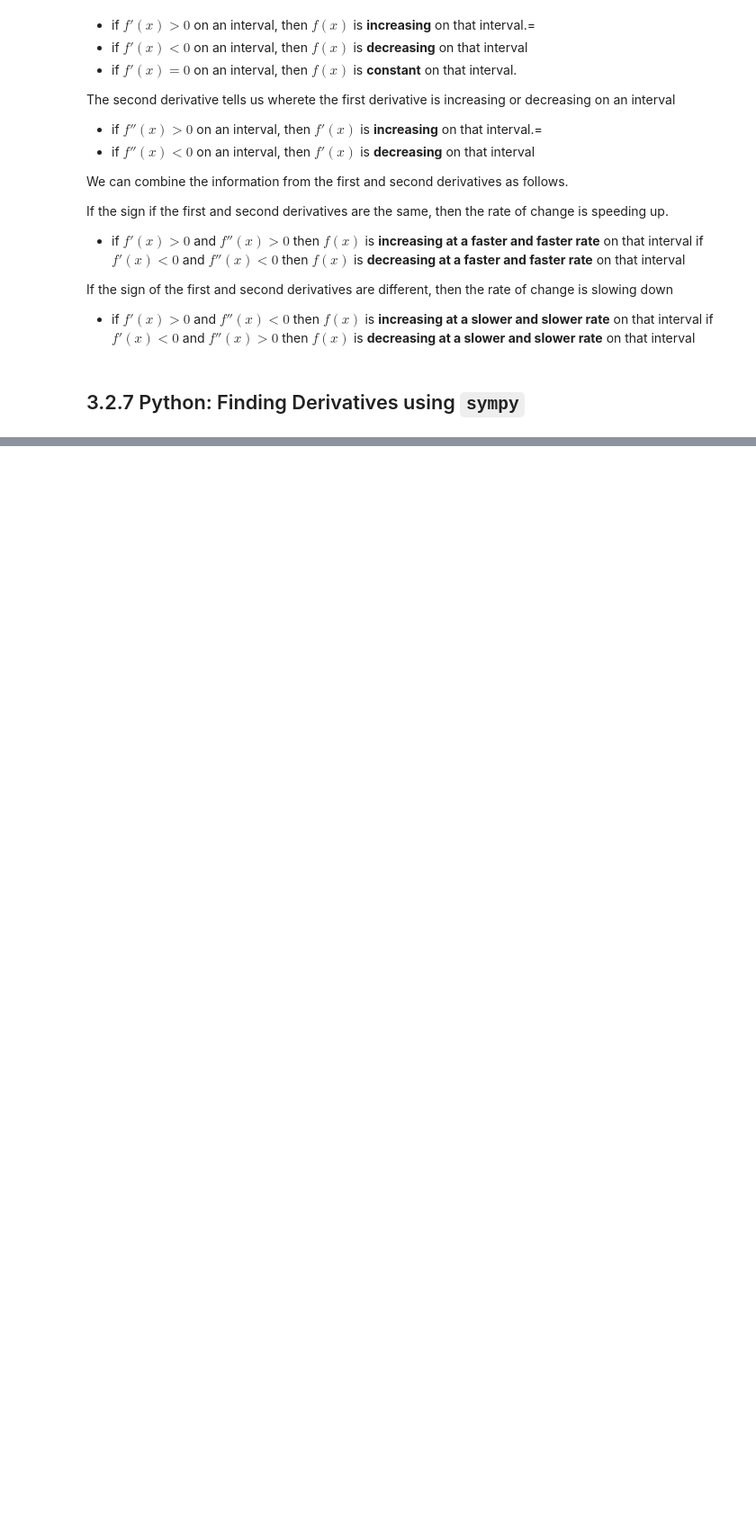
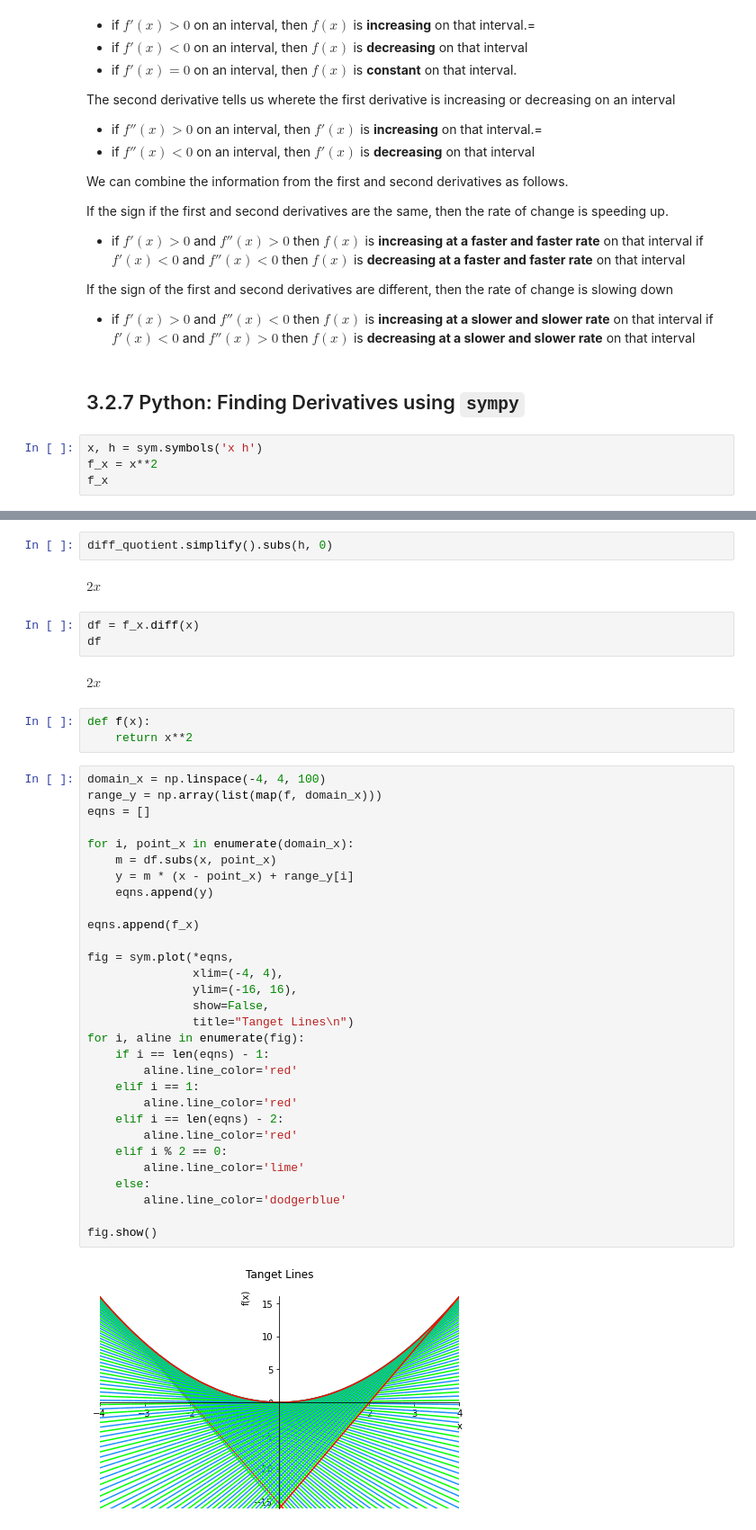
Before and after one commit to PaulToronto/Johns-Hopkins-Coursera-Applied-Calculus-With-Python, a Jupyter notebook: 3_2_The_Derivative.ipynb, the cells around one changed output, grey strips where cells are left out. Shown at 90% size. Cells and saved outputs as stored; diff of their text form; blank space fills up the shorter version.

```diff
--- a/3_2_The_Derivative.ipynb
+++ b/3_2_The_Derivative.ipynb
@@ -490,3 +492,7 @@ If the sign of the first and second derivatives are different, then the rate of
 if $f'(x) < 0$ and $f''(x) > 0$ then $f(x)$ is **decreasing at a slower and slower rate** on that interval
 # %% [markdown]
 ## 3.2.7 Python: Finding Derivatives using `sympy`
+# %%
+x, h = sym.symbols('x h')
+f_x = x**2
+f_x
@@ -492,0 +526,44 @@ if $f'(x) < 0$ and $f''(x) > 0$ then $f(x)$ is **decreasing at a slower and slow
+# %%
+diff_quotient.simplify().subs(h, 0)
+# %% [output]
+$\displaystyle 2 x$
+# %%
+df = f_x.diff(x)
+df
+# %% [output]
+$\displaystyle 2 x$
+# %%
+def f(x):
+    return x**2
+# %%
+domain_x = np.linspace(-4, 4, 100)
+range_y = np.array(list(map(f, domain_x)))
+eqns = []
+
+for i, point_x in enumerate(domain_x):
+    m = df.subs(x, point_x)
+    y = m * (x - point_x) + range_y[i]
+    eqns.append(y)
+
+eqns.append(f_x)
+
+fig = sym.plot(*eqns,
+               xlim=(-4, 4),
+               ylim=(-16, 16),
+               show=False,
+               title="Tanget Lines\n")
+for i, aline in enumerate(fig):
+    if i == len(eqns) - 1:
+        aline.line_color='red'
+    elif i == 1:
+        aline.line_color='red'
+    elif i == len(eqns) - 2:
+        aline.line_color='red'
+    elif i % 2 == 0:
+        aline.line_color='lime'
+    else:
+        aline.line_color='dodgerblue'
+
+fig.show()
+# %% [output]
+[figure, added]
```
Also changed, not shown: parts of 25 cells of this notebook.
